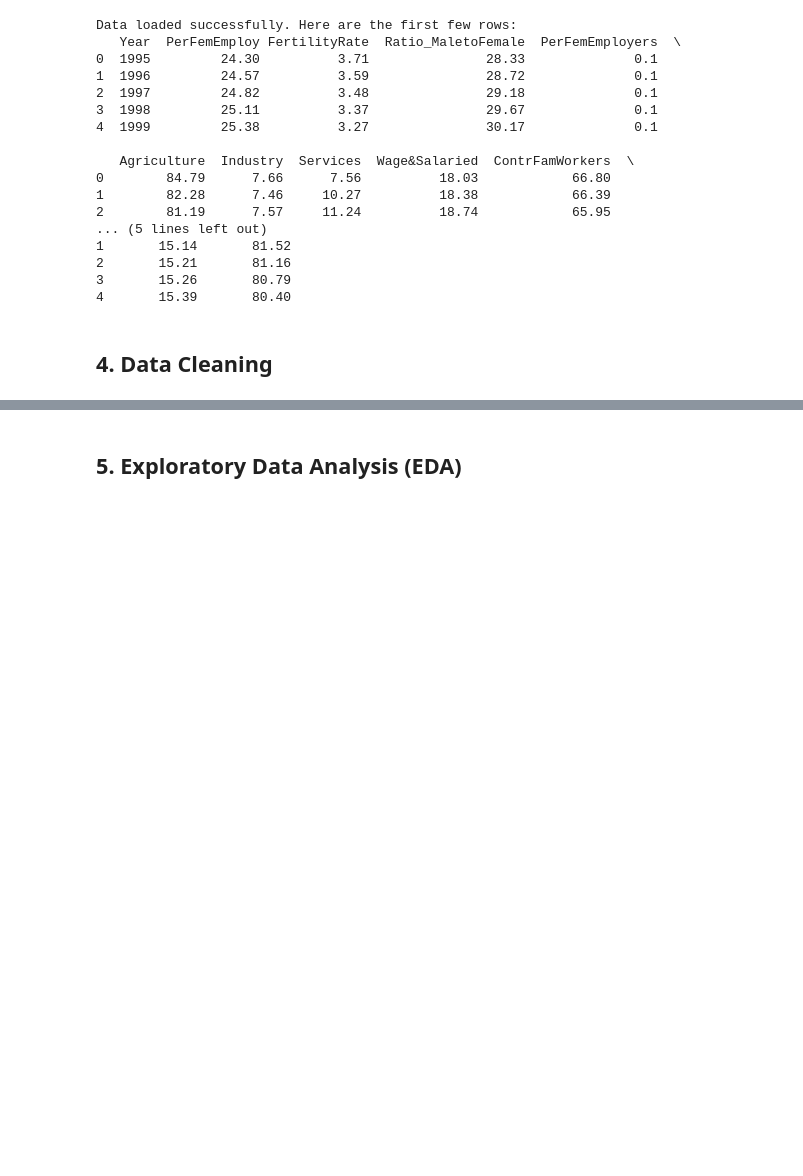
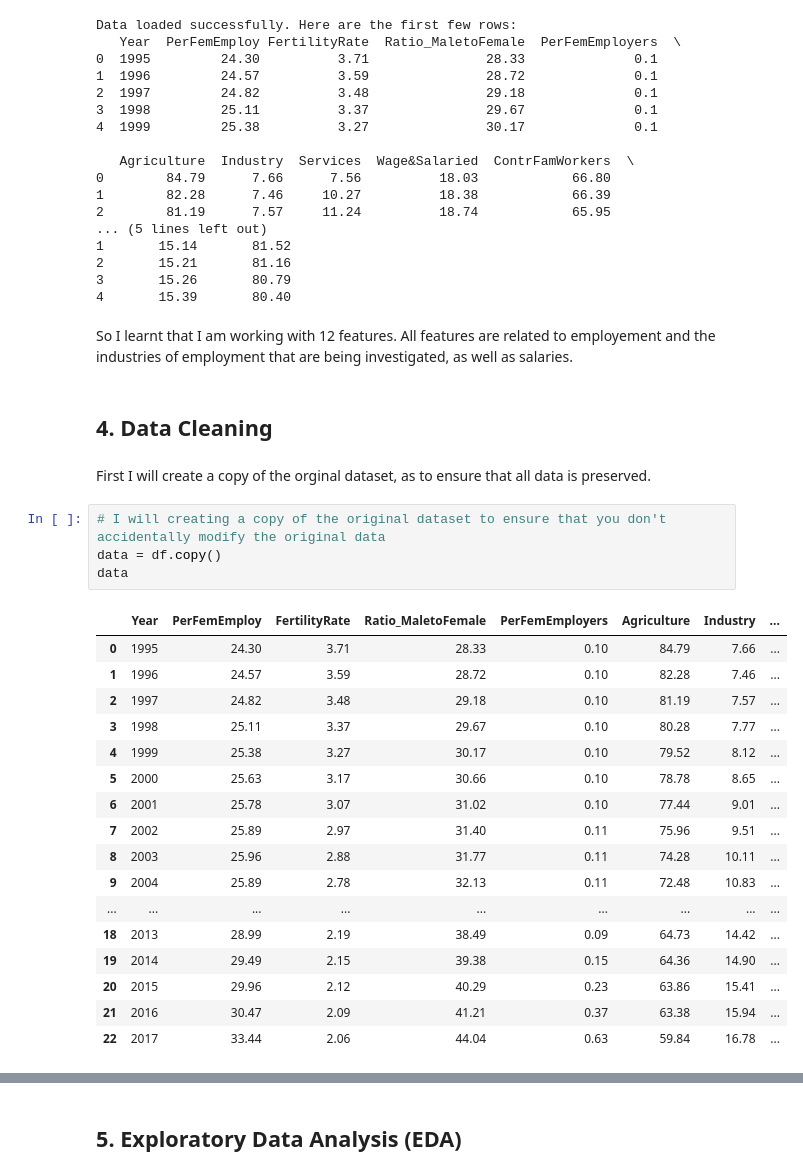
Before and after one commit to ThobMvuni/Female-Employment-vs-Socioeconimic-Factors, a Jupyter notebook: women_workplace_analysis.ipynb, the cells around one changed output, grey strips where cells are left out. Cells and saved outputs as stored; diff of their text form; blank space fills up the shorter version.

```diff
--- a/women_workplace_analysis.ipynb
+++ b/women_workplace_analysis.ipynb
@@ -78,8 +79,34 @@ Data loaded successfully. Here are the first few rows:
 2       15.21       81.16
 3       15.26       80.79
 4       15.39       80.40
+# %% [markdown]
+So I learnt that I am working with 12 features. All features are related to employement and the industries of employment that are being investigated, as well as salaries.
 # %% [markdown]
 ## 4. Data Cleaning
+# %% [markdown]
+First I will create a copy of the orginal dataset, as to ensure that all data is preserved.
+# %%
+# I will creating a copy of the original dataset to ensure that you don't accidentally modify the original data
+data = df.copy()
+data
+# %% [output]
+|  | Year | PerFemEmploy | FertilityRate | Ratio_MaletoFemale | PerFemEmployers | Agriculture | Industry | ... |
+| 0 | 1995 | 24.30 | 3.71 | 28.33 | 0.10 | 84.79 | 7.66 | ... |
+| 1 | 1996 | 24.57 | 3.59 | 28.72 | 0.10 | 82.28 | 7.46 | ... |
+| 2 | 1997 | 24.82 | 3.48 | 29.18 | 0.10 | 81.19 | 7.57 | ... |
+| 3 | 1998 | 25.11 | 3.37 | 29.67 | 0.10 | 80.28 | 7.77 | ... |
+| 4 | 1999 | 25.38 | 3.27 | 30.17 | 0.10 | 79.52 | 8.12 | ... |
+| 5 | 2000 | 25.63 | 3.17 | 30.66 | 0.10 | 78.78 | 8.65 | ... |
+| 6 | 2001 | 25.78 | 3.07 | 31.02 | 0.10 | 77.44 | 9.01 | ... |
+| 7 | 2002 | 25.89 | 2.97 | 31.40 | 0.11 | 75.96 | 9.51 | ... |
+| 8 | 2003 | 25.96 | 2.88 | 31.77 | 0.11 | 74.28 | 10.11 | ... |
+| 9 | 2004 | 25.89 | 2.78 | 32.13 | 0.11 | 72.48 | 10.83 | ... |
+| ... | ... | ... | ... | ... | ... | ... | ... | ... |
+| 18 | 2013 | 28.99 | 2.19 | 38.49 | 0.09 | 64.73 | 14.42 | ... |
+| 19 | 2014 | 29.49 | 2.15 | 39.38 | 0.15 | 64.36 | 14.90 | ... |
+| 20 | 2015 | 29.96 | 2.12 | 40.29 | 0.23 | 63.86 | 15.41 | ... |
+| 21 | 2016 | 30.47 | 2.09 | 41.21 | 0.37 | 63.38 | 15.94 | ... |
+| 22 | 2017 | 33.44 | 2.06 | 44.04 | 0.63 | 59.84 | 16.78 | ... |
 # %%
 print("--- Data Cleaning ---")
 
```
Also changed, not shown: parts of 22 cells of this notebook, 6 other files.
